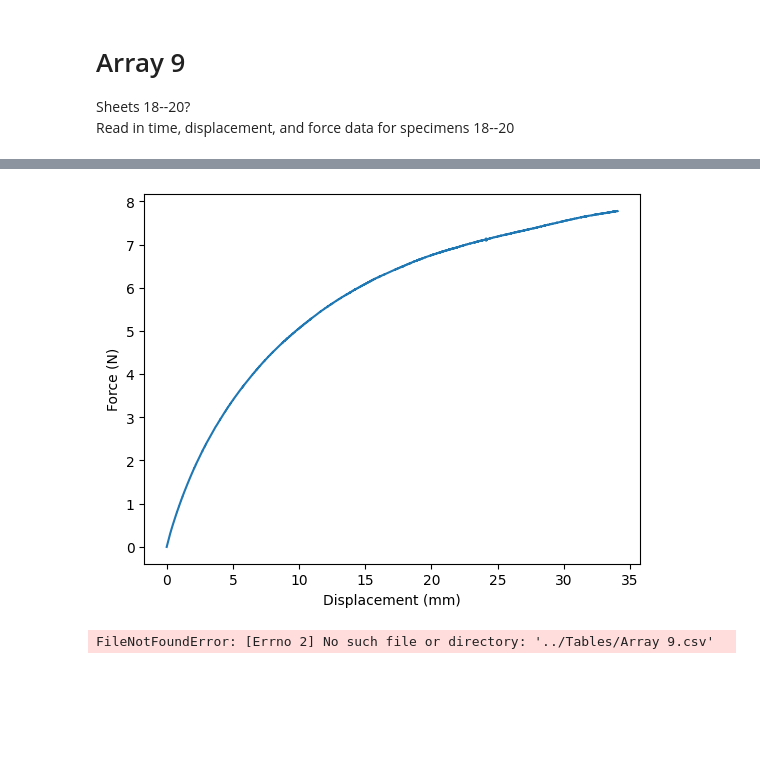
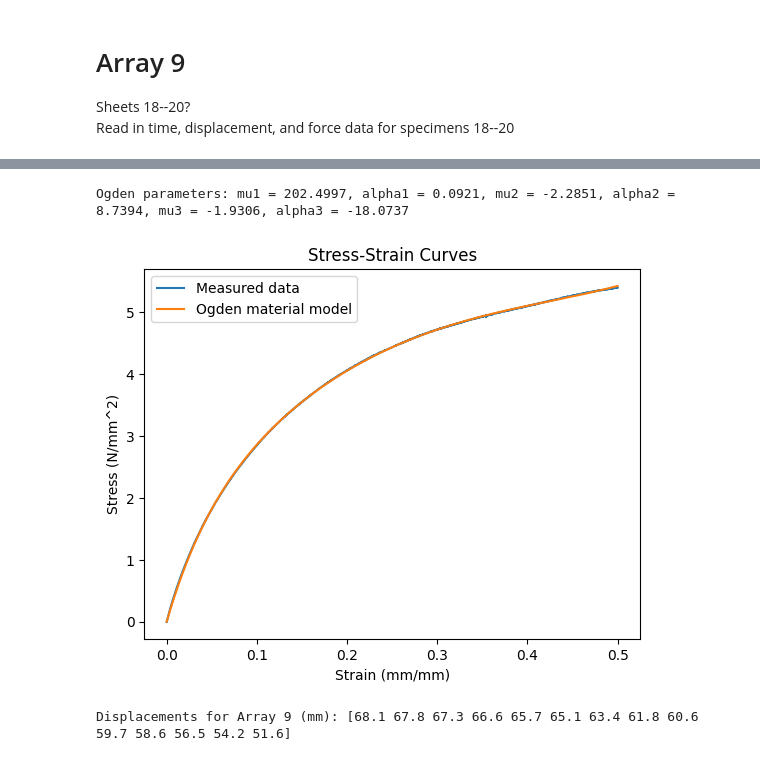
Before and after one commit to TheSmashLab/Tensegrity, a Jupyter notebook: Validation/BambuValidation.ipynb, the cells around one changed output, grey strips where cells are left out. Cells and saved outputs as stored; diff of their text form; code cells hidden in the pictures; blank space fills up the shorter version.

```diff
--- a/Validation/BambuValidation.ipynb
+++ b/Validation/BambuValidation.ipynb
@@ -300,17 +300,46 @@ plt.close()
 # average 18--20
 avg_9 = (Force_18 + Force_19 + Force_20) / 3.
 
-plt.plot(Disp, avg_9, label="Average Specimens 18--20")
-plt.xlabel("Displacement (mm)")
-plt.ylabel("Force (N)")
-plt.show()
-plt.close()
+# plt.plot(Disp, avg_9, label="Average Specimens 18--20")
+# plt.xlabel("Displacement (mm)")
+# plt.ylabel("Force (N)")
+# plt.show()
+# plt.close()
-# %% [output]
-[figure, removed]
+# %%
+strain = Disp / 68.12 # mm/mm
+stress = avg_9 / 1.2**2 # N/mm^2
+
+node01 = Node(name="NodeA0", position=np.array([0., 0.]))
+node02 = Node(name="NodeB0", position=np.array([1., 0.]))
+connection0 = ConnectionNonlinear(nodes=[node01, node02], connection_type=string, material_properties=NonlinProps(strain=strain, stress=stress))
+mu1 = connection0.material_properties.ogden_params[0]
+alpha1 = connection0.material_properties.ogden_params[1]
+mu2 = connection0.material_properties.ogden_params[2]
+alpha2 = connection0.material_properties.ogden_params[3]
+mu3 = connection0.material_properties.ogden_params[4]
+alpha3 = connection0.material_properties.ogden_params[5]
+print(f"Ogden parameters: mu1 = {mu1:.4f}, alpha1 = {alpha1:.4f}, mu2 = {mu2:.4f}, alpha2 = {alpha2:.4f}, mu3 = {mu3:.4f}, alpha3 = {alpha3:.4f}")
+stretch = 1. + strain
+stress_true = mu1 * (stretch**alpha1 - stretch**(-alpha1/2.))
+stress_true += mu2 * (stretch**alpha2 - stretch**(-alpha2/2.))
+stress_true += mu3 * (stretch**alpha3 - stretch**(-alpha3/2.))
+stress_eng = stress_true / stretch
+
+plt.plot(strain, stress, label="Measured data")
+plt.plot(strain, stress_eng, label="Ogden material model")
+plt.xlabel("Strain (mm/mm)")
+plt.ylabel("Stress (N/mm^2)")
+plt.title("Stress-Strain Curves")
+plt.legend()
+plt.show()
+plt.close()
+# %% [output]
+Ogden parameters: mu1 = 202.4997, alpha1 = 0.0921, mu2 = -2.2851, alpha2 = 8.7394, mu3 = -1.9306, alpha3 = -18.0737
+[figure, added]
 # %%
 # Remeasure initial x position of Node 2 for Array 9
 pos9 = [56.4] # initial position in mm
-with open("../Tables/Array 9.csv", "r", newline="") as csvfile9:
+with open("Tables/Array 9.csv", "r", newline="") as csvfile9:
     reader = csv.DictReader(csvfile9)
     for i, row in enumerate(reader):
         if i % 3 == 0:  # every third row (starting with the first)
@@ -320,4 +349,4 @@ pos9 = np.round(pos9, 1) # round to nearest tenth
 pos9 += 11.7 # add the width of the TPU to the inner distance
 print("Displacements for Array 9 (mm):", pos9)
 # %% [output]
-FileNotFoundError: [Errno 2] No such file or directory: '../Tables/Array 9.csv'
+Displacements for Array 9 (mm): [68.1 67.8 67.3 66.6 65.7 65.1 63.4 61.8 60.6 59.7 58.6 56.5 54.2 51.6]
```
Also changed, not shown: parts of 22 cells of this notebook, 1 other file.
